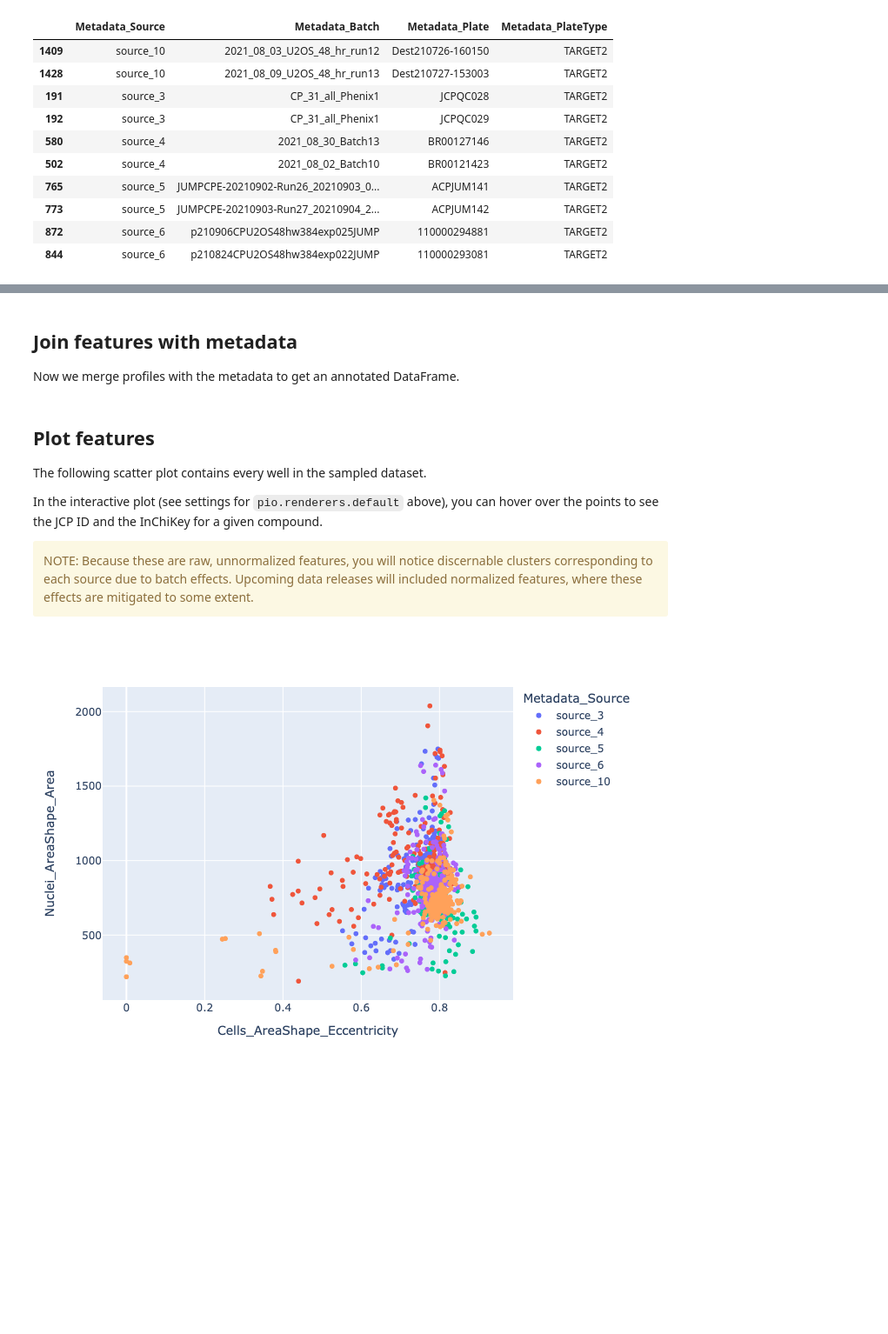
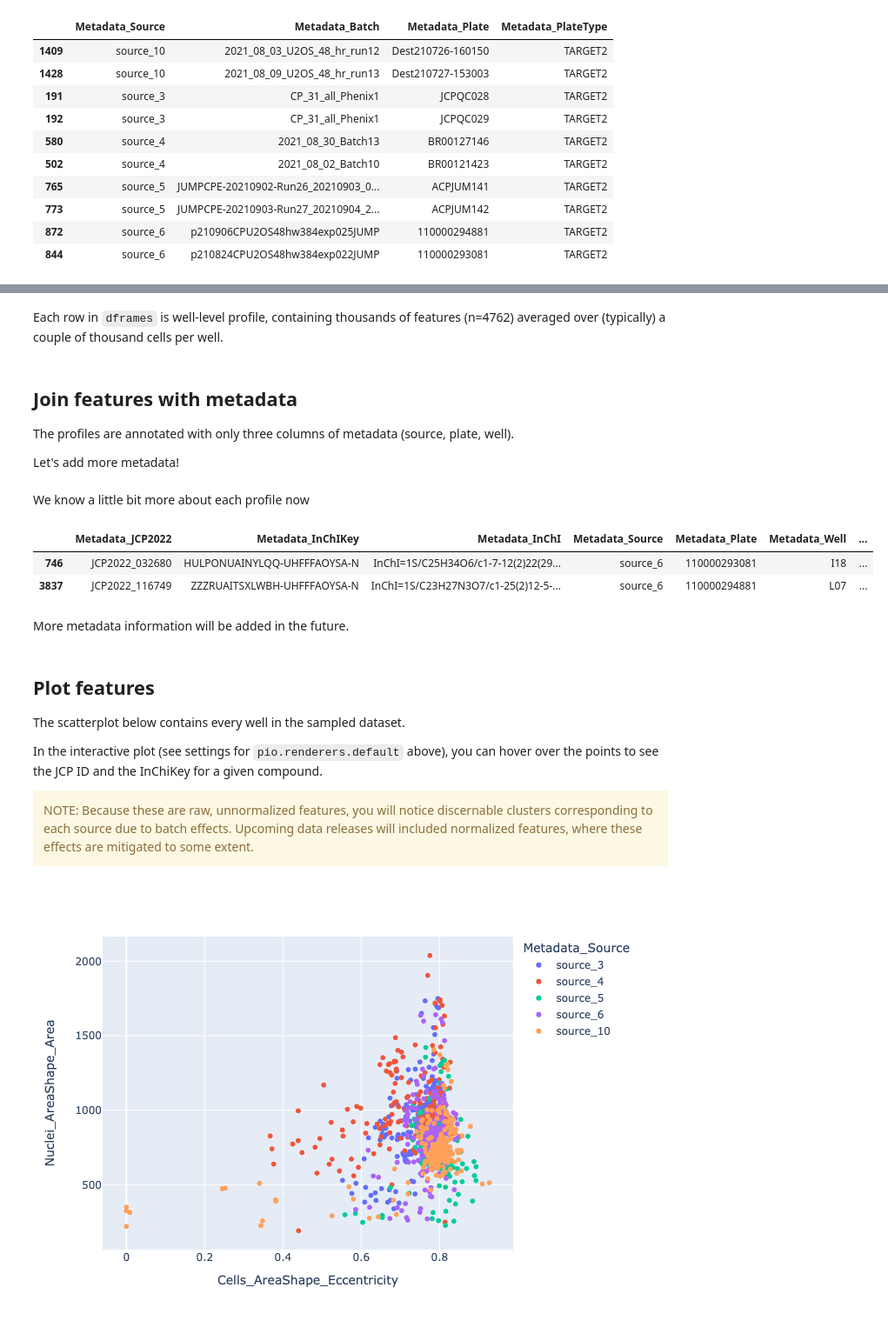
Before and after one commit to jump-cellpainting/datasets, a Jupyter notebook: sample_notebook.ipynb, the cells around one changed output, grey strips where cells are left out. Shown: that part at 87% size. Cells and saved outputs as stored; diff of their text form; code cells hidden in the pictures; blank space fills up the shorter version.

```diff
--- a/sample_notebook.ipynb
+++ b/sample_notebook.ipynb
@@ -64,15 +66,32 @@ for _, row in sample.iterrows():
     s3_path = formatter.format(**row.to_dict())
     dframes.append(read_parquet_from_s3(s3_path, columns=columns))
 dframes = pd.concat(dframes)
+# %% [markdown]
+Each row in `dframes` is well-level profile, containing thousands of features (n=4762) averaged over (typically) a couple of thousand cells per well.
 # %% [markdown]
 ## Join features with metadata
-Now we merge profiles with the metadata to get an annotated DataFrame.
+
+The profiles are annotated with only three columns of metadata (source, plate, well).
+
+Let's add more metadata!
 # %%
 metadata = compound.merge(wells, on='Metadata_JCP2022')
 ann_dframe = metadata.merge(dframes, on=['Metadata_Source', 'Metadata_Plate', 'Metadata_Well'])
+# %% [markdown]
+We know a little bit more about each profile now
+# %%
+ann_dframe.sample(2, random_state=42)
+# %% [output]
+|  | Metadata_JCP2022 | Metadata_InChIKey | Metadata_InChI | Metadata_Source | Metadata_Plate | Metadata_Well | ... |
+| 746 | JCP2022_032680 | HULPONUAINYLQQ-UHFFFAOYSA-N | InChI=1S/C25H34O6/c1-7-12(2)22(29... | source_6 | 110000293081 | I18 | ... |
+| 3837 | JCP2022_116749 | ZZZRUAITSXLWBH-UHFFFAOYSA-N | InChI=1S/C23H27N3O7/c1-25(2)12-5-... | source_6 | 110000294881 | L07 | ... |
+# %% [markdown]
+More metadata information will be added in the future.
 # %% [markdown]
 ## Plot features
-The following scatter plot contains every well in the sampled dataset.
+
+
+The scatterplot below contains every well in the sampled dataset.
 
 In the interactive plot (see settings for `pio.renderers.default` above), you can hover over the points to see the JCP ID and the InChiKey for a given compound.
 
```
Also changed, not shown: parts of 2 cells of this notebook.
